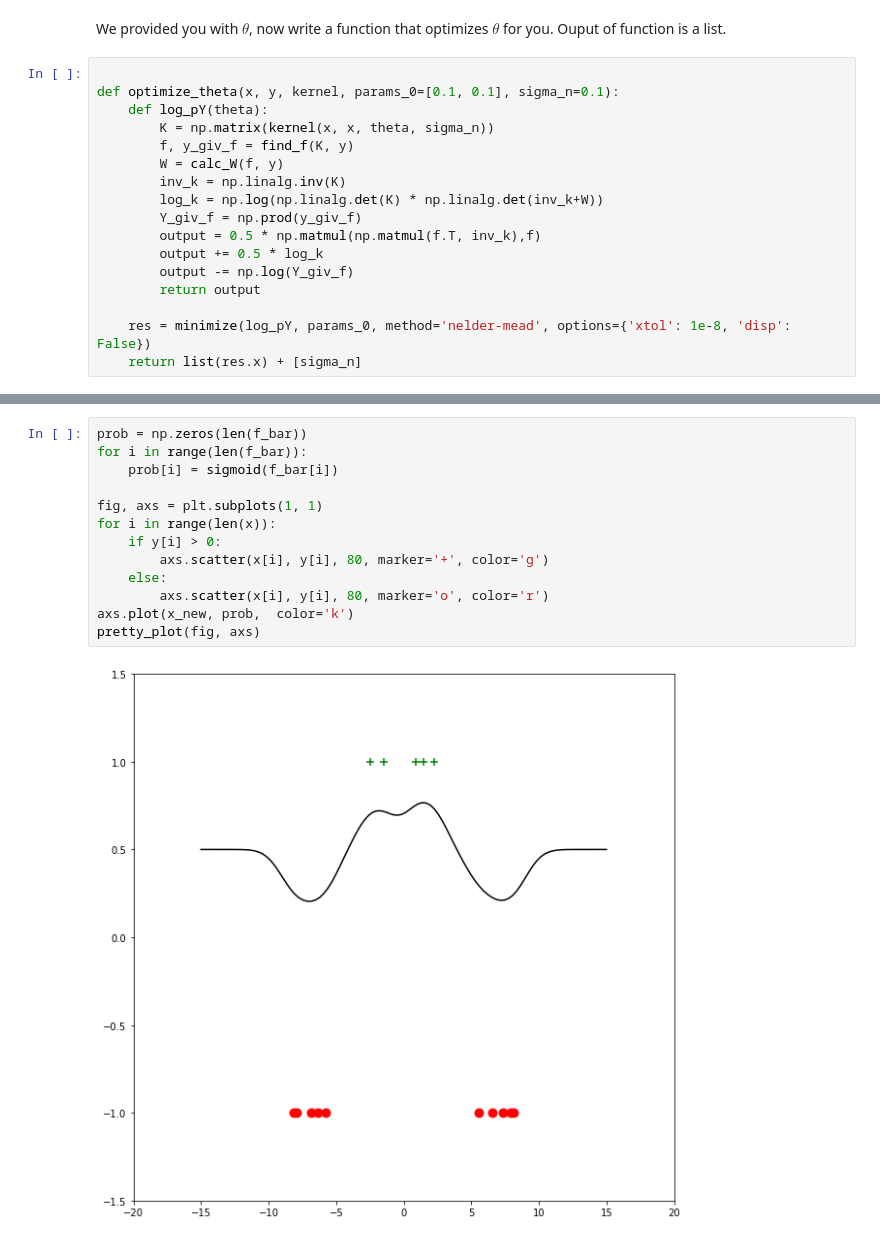
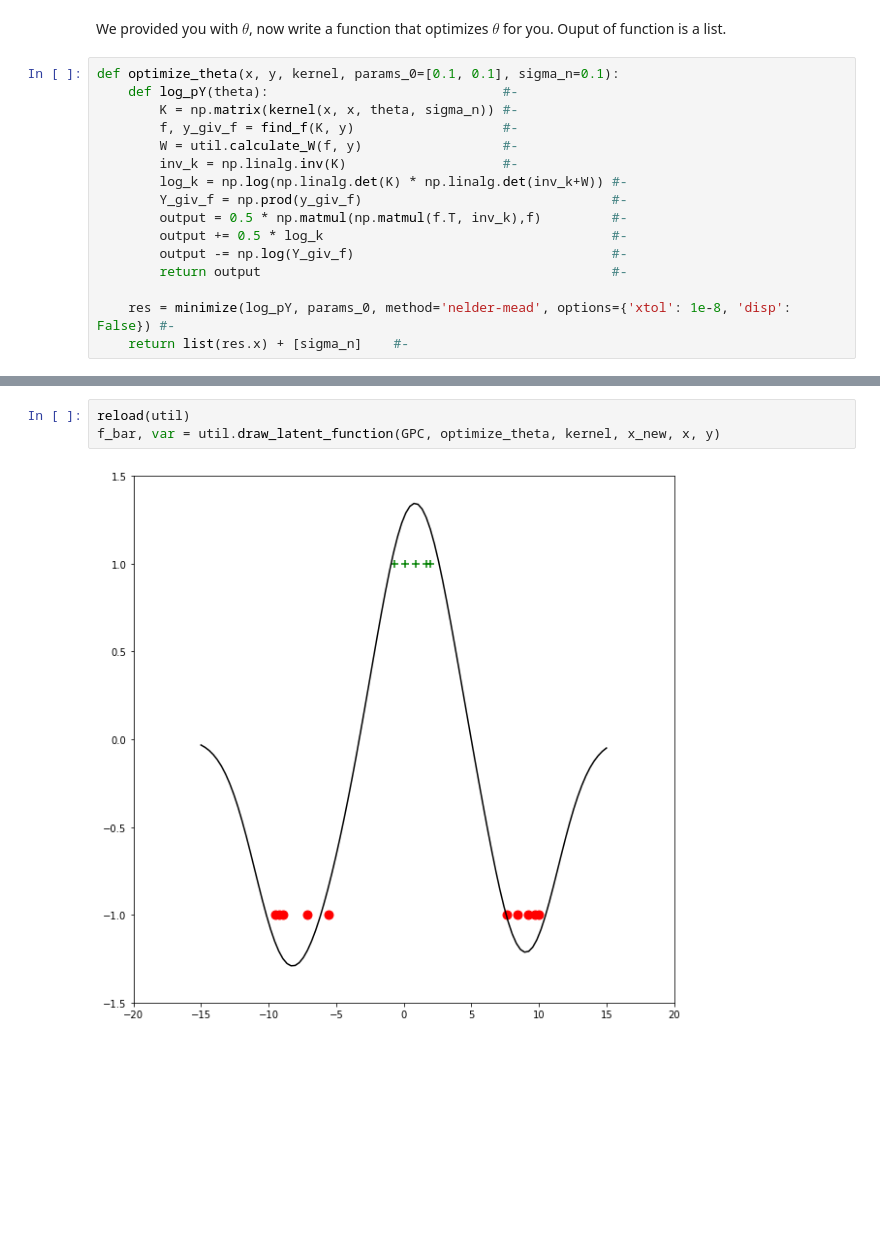
Before and after one commit to Keyrat06/Gaussian_Processes, a Jupyter notebook: P-Set/Gaussian PSet.ipynb, the cells around one changed output, grey strips where cells are left out. Saved outputs shown, nothing was run; the diff lists cells and outputs as text; blank space fills up the shorter version.

Commit message:
Adding which lines to remove and keep for Yuening. Moved code to plot classifications to util

```diff
--- a/P-Set/Gaussian PSet.ipynb
+++ b/P-Set/Gaussian PSet.ipynb
@@ -465,20 +465,19 @@ test.test_GPC(GPC, kernel)
 # %% [markdown]
 We provided you with $\theta$, now write a function that optimizes $\theta$ for you. Ouput of function is a list.
 # %%
+def optimize_theta(x, y, kernel, params_0=[0.1, 0.1], sigma_n=0.1):
+    def log_pY(theta):                              #-
+        K = np.matrix(kernel(x, x, theta, sigma_n)) #-
+        f, y_giv_f = find_f(K, y)                   #-
+        W = util.calculate_W(f, y)                  #-
+        inv_k = np.linalg.inv(K)                    #-
+        log_k = np.log(np.linalg.det(K) * np.linalg.det(inv_k+W)) #-
+        Y_giv_f = np.prod(y_giv_f)                                #-
+        output = 0.5 * np.matmul(np.matmul(f.T, inv_k),f)         #-
+        output += 0.5 * log_k                                     #-
+        output -= np.log(Y_giv_f)                                 #-
+        return output                                             #-
 
-def optimize_theta(x, y, kernel, params_0=[0.1, 0.1], sigma_n=0.1):
-    def log_pY(theta):
-        K = np.matrix(kernel(x, x, theta, sigma_n))
-        f, y_giv_f = find_f(K, y)
-        W = calc_W(f, y)
-        inv_k = np.linalg.inv(K)
-        log_k = np.log(np.linalg.det(K) * np.linalg.det(inv_k+W))
-        Y_giv_f = np.prod(y_giv_f)
-        output = 0.5 * np.matmul(np.matmul(f.T, inv_k),f)
-        output += 0.5 * log_k
-        output -= np.log(Y_giv_f)
-        return output
-
-    res = minimize(log_pY, params_0, method='nelder-mead', options={'xtol': 1e-8, 'disp': False})
-    return list(res.x) + [sigma_n]
+    res = minimize(log_pY, params_0, method='nelder-mead', options={'xtol': 1e-8, 'disp': False}) #-
+    return list(res.x) + [sigma_n]    #-
 # %%
@@ -502,15 +485,5 @@ util.pretty_plot(fig, axs)
-# %%
-prob = np.zeros(len(f_bar))
-for i in range(len(f_bar)):
-    prob[i] = sigmoid(f_bar[i])
-
-fig, axs = plt.subplots(1, 1)
-for i in range(len(x)):
-    if y[i] > 0:
-        axs.scatter(x[i], y[i], 80, marker='+', color='g')
-    else:
-        axs.scatter(x[i], y[i], 80, marker='o', color='r')
-axs.plot(x_new, prob,  color='k')
-pretty_plot(fig, axs)
-# %% [output]
-[figure, removed]
+# %%
+reload(util)
+f_bar, var = util.draw_latent_function(GPC, optimize_theta, kernel, x_new, x, y)
+# %% [output]
+[figure, added]
```
Also changed, not shown: parts of 13 cells of this notebook, 1 other file.
